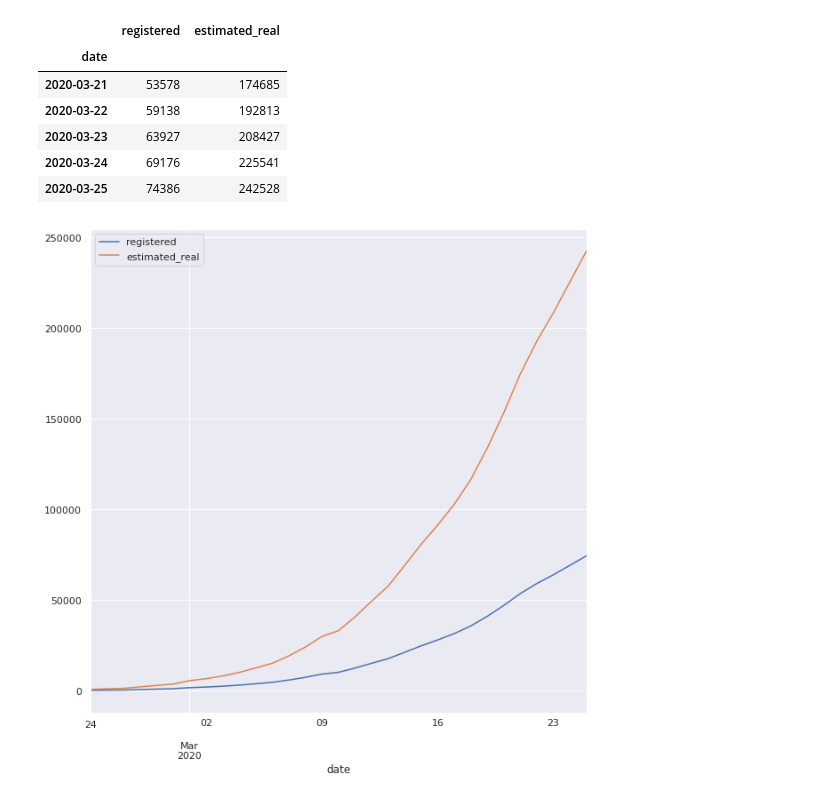
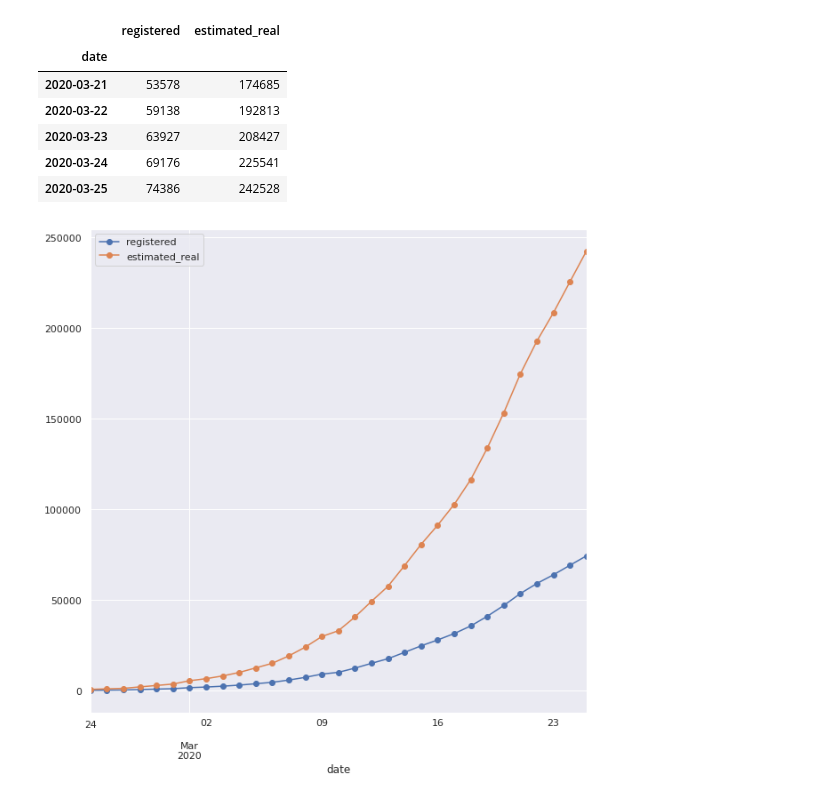
Before and after one commit to GuidoBallabio/COVID-19, a Jupyter notebook: National Trend.ipynb, the cells around one changed output. Saved outputs shown, nothing was run; the diff lists cells and outputs as text; code cells hidden in the pictures.

```diff
--- a/National Trend.ipynb
+++ b/National Trend.ipynb
@@ -210,6 +206,6 @@ est_df.tail()
 | 2020-03-24 | 69176 | 225541 |
 | 2020-03-25 | 74386 | 242528 |
 # %%
-est_df.plot();
+est_df.plot(marker='o');
 # %% [output]
-[figure, old version]
+[figure, new version]
```
Also changed, not shown: parts of 6 cells of this notebook, 1 other file.
